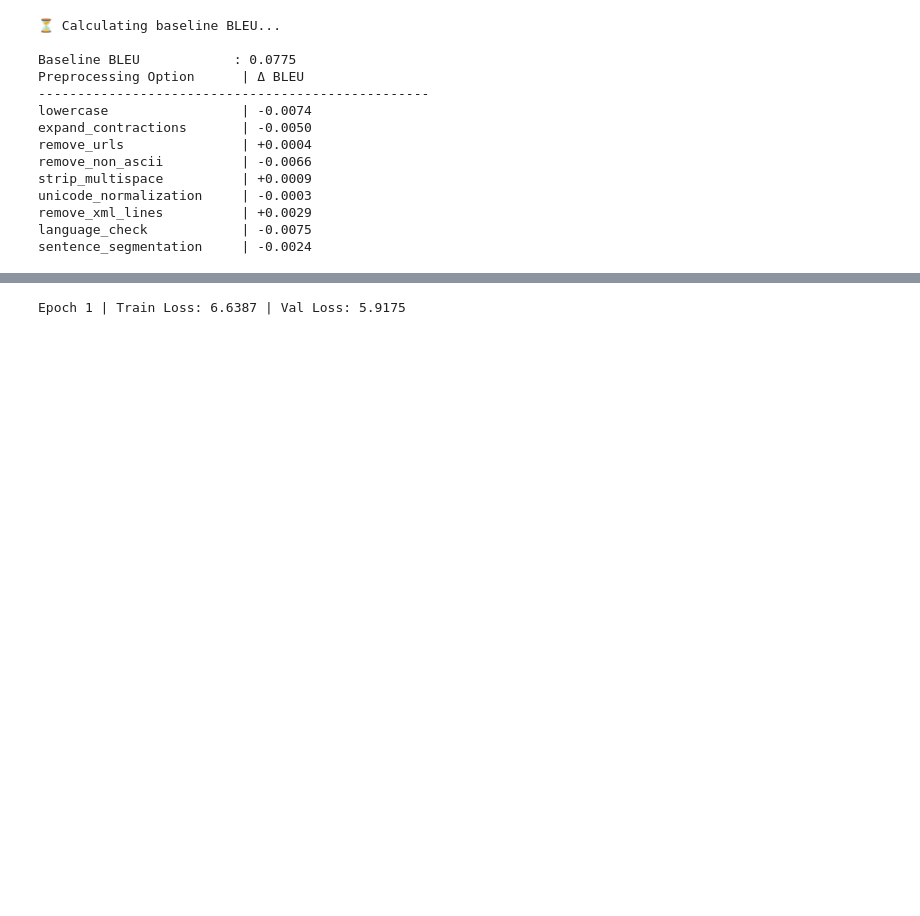
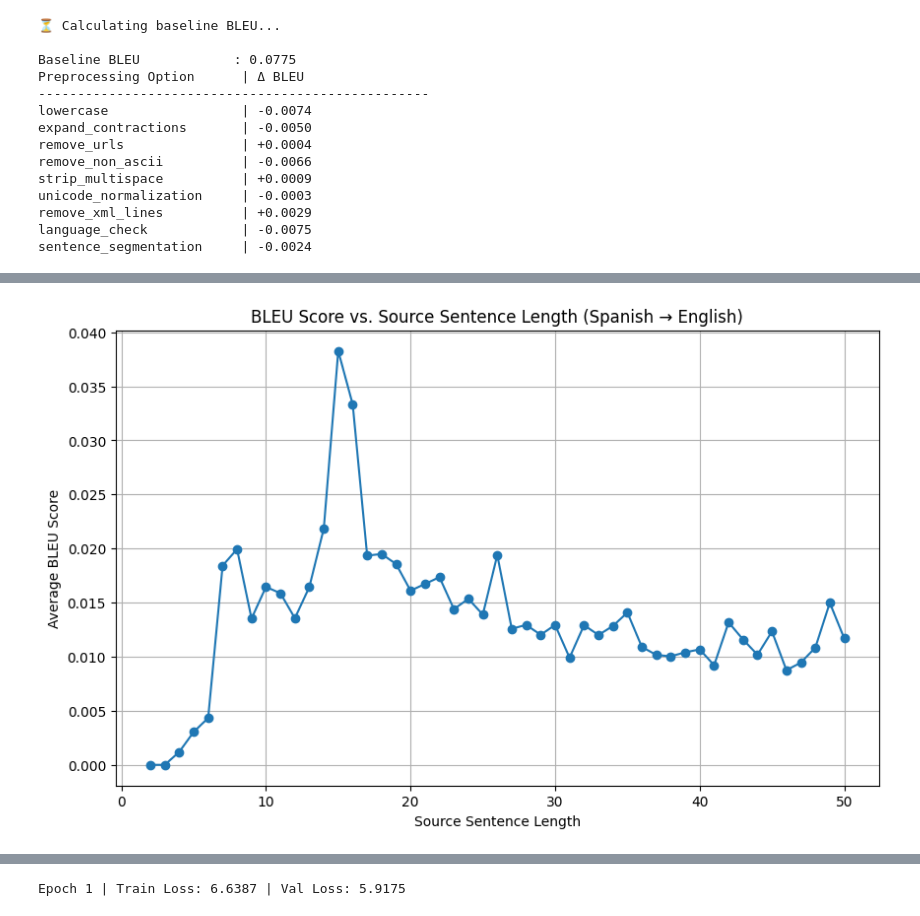
Before and after one commit to DesjardinsRepos/NLP_2025, a Jupyter notebook: language_translation/2-3-classification.ipynb, the cells around one changed output, grey strips where cells are left out. Saved outputs shown, nothing was run; the diff lists cells and outputs as text; code cells hidden in the pictures; blank space fills up the shorter version.

```diff
--- a/language_translation/2-3-classification.ipynb
+++ b/language_translation/2-3-classification.ipynb
@@ -1266,0 +1501,65 @@ Train loss: 11.6958, Val loss: 11.6953
+# %%
+# Error Analysis: BLEU Score vs. Source Sentence Length (Spanish → English)
+
+from nltk.translate.bleu_score import sentence_bleu, SmoothingFunction
+from collections import defaultdict
+import matplotlib.pyplot as plt
+from transformers import BertTokenizer
+import torch
+
+# Constants
+DEVICE = torch.device("cuda" if torch.cuda.is_available() else "cpu")
+
+# Load tokenizer
+tokenizer = BertTokenizer.from_pretrained("bert-base-multilingual-cased")
+
+# Decode token IDs to text
+def decode_ids(ids):
+    return tokenizer.decode(ids, skip_special_tokens=True)
+
+# Compute sentence-level BLEU scores grouped by source sentence length
+def compute_bleu_by_length(model, loader):
+    model.eval()
+    smoothing = SmoothingFunction().method1
+    length_bleu = defaultdict(list)
+
+    with torch.no_grad():
+        for src_ids, src_mask, tgt_ids in loader:
+            src_ids, src_mask, tgt_ids = src_ids.to(DEVICE), src_mask.to(DEVICE), tgt_ids.to(DEVICE)
+            hidden = model.encoder(src_ids, src_mask)
+
+            batch_size = src_ids.size(0)
+            preds = torch.full((batch_size, 1), tokenizer.cls_token_id, dtype=torch.long).to(DEVICE)
+
+            for _ in range(tgt_ids.size(1) - 1):
+                out, hidden = model.decoder(preds, hidden)
+                next_token = out[:, -1, :].argmax(dim=-1, keepdim=True)
+                preds = torch.cat([preds, next_token], dim=1)
+
+            for i in range(batch_size):
+                ref = decode_ids(tgt_ids[i])
+                hyp = decode_ids(preds[i])
+                ref_tokens = [ref.split()]
+                hyp_tokens = hyp.split()
+                bleu = sentence_bleu(ref_tokens, hyp_tokens, smoothing_function=smoothing)
+                src_len = (src_mask[i] != 0).sum().item()
+                length_bleu[src_len].append(bleu)
+
+    return length_bleu
+
+# Run analysis
+length_bleu = compute_bleu_by_length(model, test_loader)
+bucket_bleu = {length: sum(scores)/len(scores) for length, scores in length_bleu.items()}
+sorted_lengths = sorted(bucket_bleu.keys())
+avg_bleus = [bucket_bleu[l] for l in sorted_lengths]
+
+# Plot
+plt.figure(figsize=(10, 6))
+plt.plot(sorted_lengths, avg_bleus, marker='o')
+plt.xlabel("Source Sentence Length")
+plt.ylabel("Average BLEU Score")
+plt.title("BLEU Score vs. Source Sentence Length (Spanish → English)")
+plt.grid(True)
+plt.show()
+# %% [output]
+[figure, added]
```
Also changed, not shown: parts of 18 cells of this notebook.
